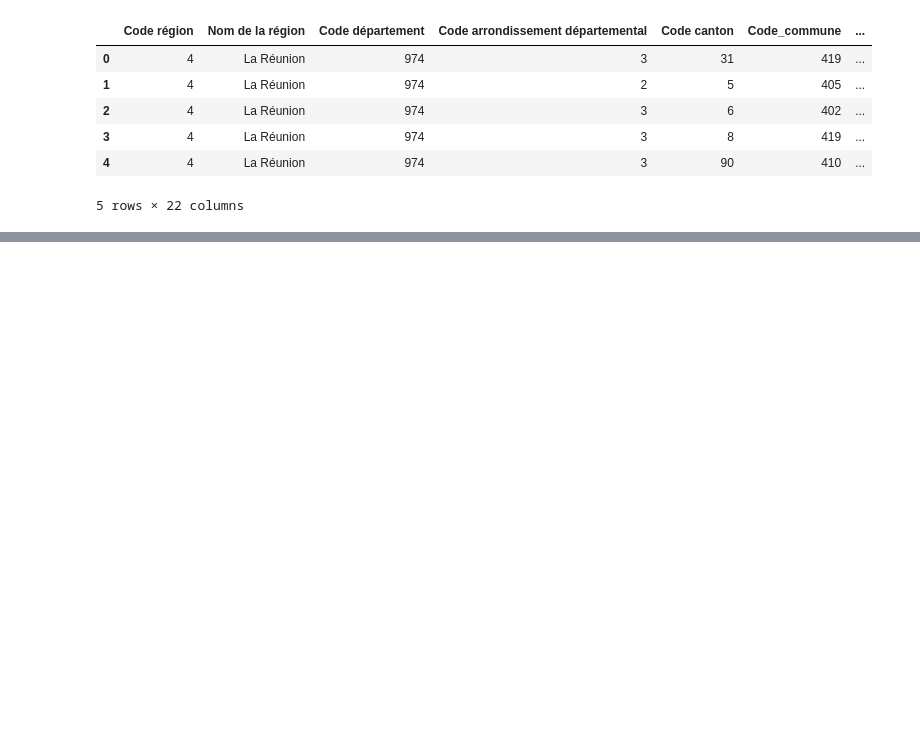
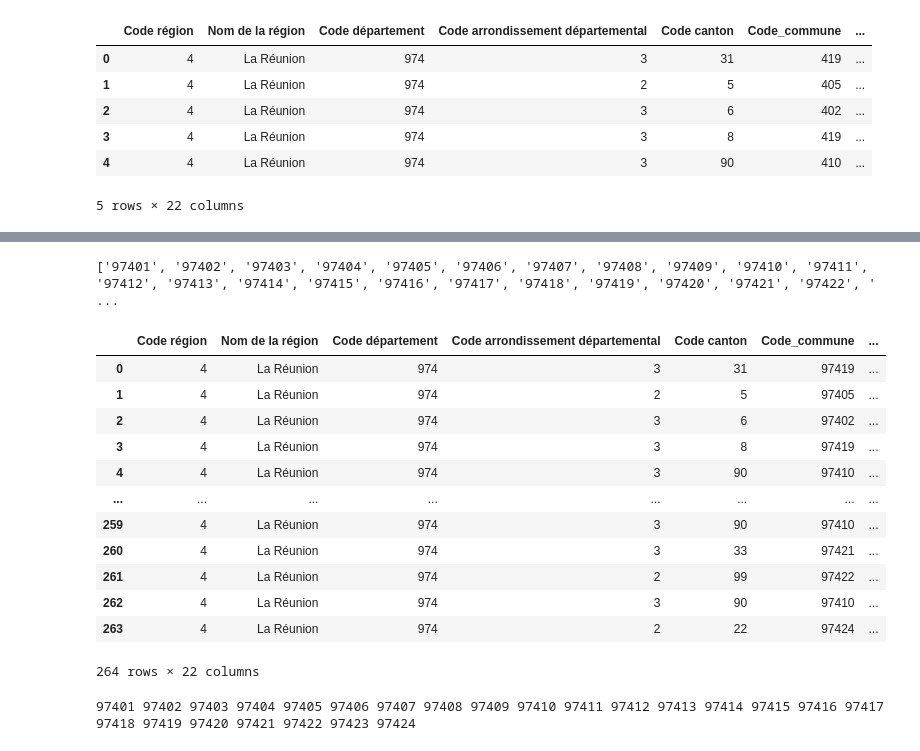
Before and after one commit to gabs974/datavizreunion, a Jupyter notebook: dataviz_evolution_pop_974.ipynb, the cells around one changed output, grey strips where cells are left out. Cells and saved outputs as stored; diff of their text form; code cells hidden in the pictures; blank space fills up the shorter version.

```diff
--- a/dataviz_evolution_pop_974.ipynb
+++ b/dataviz_evolution_pop_974.ipynb
@@ -50,0 +71,30 @@ Type:      function
+# %%
+# liste des valeurs de la clé "code"
+codes = sorted([f["properties"]["code"] for f in communes["features"]])
+print(codes)
+# %% [output]
+['97401', '97402', '97403', '97404', '97405', '97406', '97407', '97408', '97409', '97410', '97411', '97412', '97413', '97414', '97415', '97416', '97417', '97418', '97419', '97420', '97421', '97422', ' ...
+# %%
+# dataset + '97' à Code_commune converti int
+population["Code_commune"] = '97' + population["Code_commune"].astype(str)
+population["Code_commune"] = population["Code_commune"].astype(int)
+population
+# %% [output]
+|  | Code région | Nom de la région | Code département | Code arrondissement départemental | Code canton | Code_commune | ... |
+| 0 | 4 | La Réunion | 974 | 3 | 31 | 97419 | ... |
+| 1 | 4 | La Réunion | 974 | 2 | 5 | 97405 | ... |
+| 2 | 4 | La Réunion | 974 | 3 | 6 | 97402 | ... |
+| 3 | 4 | La Réunion | 974 | 3 | 8 | 97419 | ... |
+| 4 | 4 | La Réunion | 974 | 3 | 90 | 97410 | ... |
+| ... | ... | ... | ... | ... | ... | ... | ... |
+| 259 | 4 | La Réunion | 974 | 3 | 90 | 97410 | ... |
+| 260 | 4 | La Réunion | 974 | 3 | 33 | 97421 | ... |
+| 261 | 4 | La Réunion | 974 | 2 | 99 | 97422 | ... |
+| 262 | 4 | La Réunion | 974 | 3 | 90 | 97410 | ... |
+| 263 | 4 | La Réunion | 974 | 2 | 22 | 97424 | ... |
+264 rows × 22 columns
+# %%
+codes2 = sorted(population["Code_commune"].unique())
+print(*codes2)
+# %% [output]
+97401 97402 97403 97404 97405 97406 97407 97408 97409 97410 97411 97412 97413 97414 97415 97416 97417 97418 97419 97420 97421 97422 97423 97424
```
Also changed, not shown: parts of 10 cells of this notebook, 1 other file.
